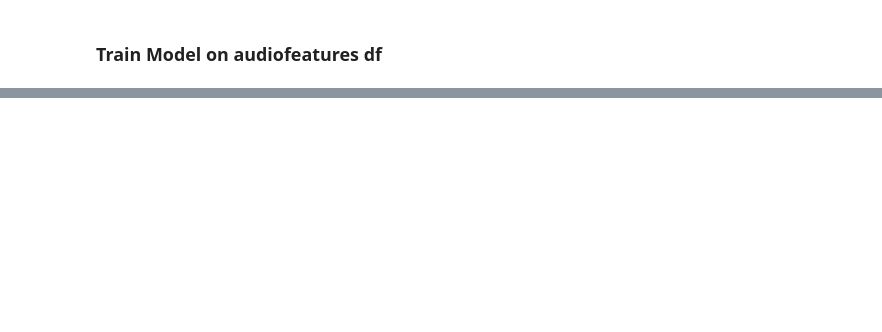
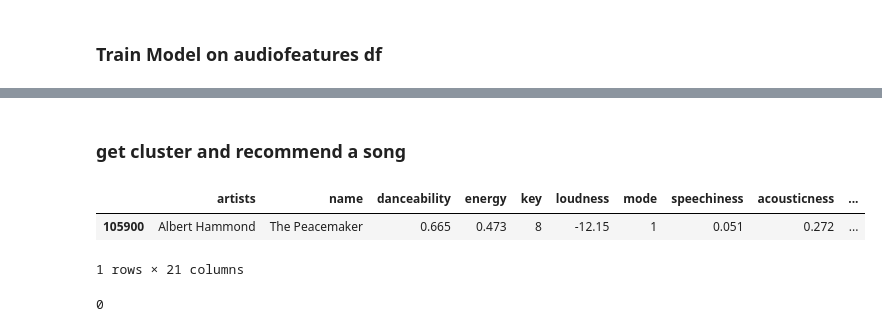
Before and after one commit to ElRapa/Song_Recommender, a Jupyter notebook: __main__.ipynb, the cells around one changed output, grey strips where cells are left out. Drawn from its saved outputs; the diff is of its cells as text; code cells hidden in the pictures; blank space fills up the shorter version.

```diff
--- a/__main__.ipynb
+++ b/__main__.ipynb
@@ -108,0 +189,9 @@ pyplot.show()
+# %% [markdown]
+### get cluster and recommend a song
+# %%
+random_song = df_audiofeatures.sample()
+random_song
+# %% [output]
+|  | artists | name | danceability | energy | key | loudness | mode | speechiness | acousticness | ... |
+| 105900 | Albert Hammond | The Peacemaker | 0.665 | 0.473 | 8 | -12.15 | 1 | 0.051 | 0.272 | ... |
+1 rows × 21 columns
@@ -108,0 +200,5 @@ pyplot.show()
+# %%
+cluster = modelling.give_cluster(random_song,kmeans)[0]
+cluster
+# %% [output]
+0
```
Also changed, not shown: parts of 18 cells of this notebook, 21 other files.
